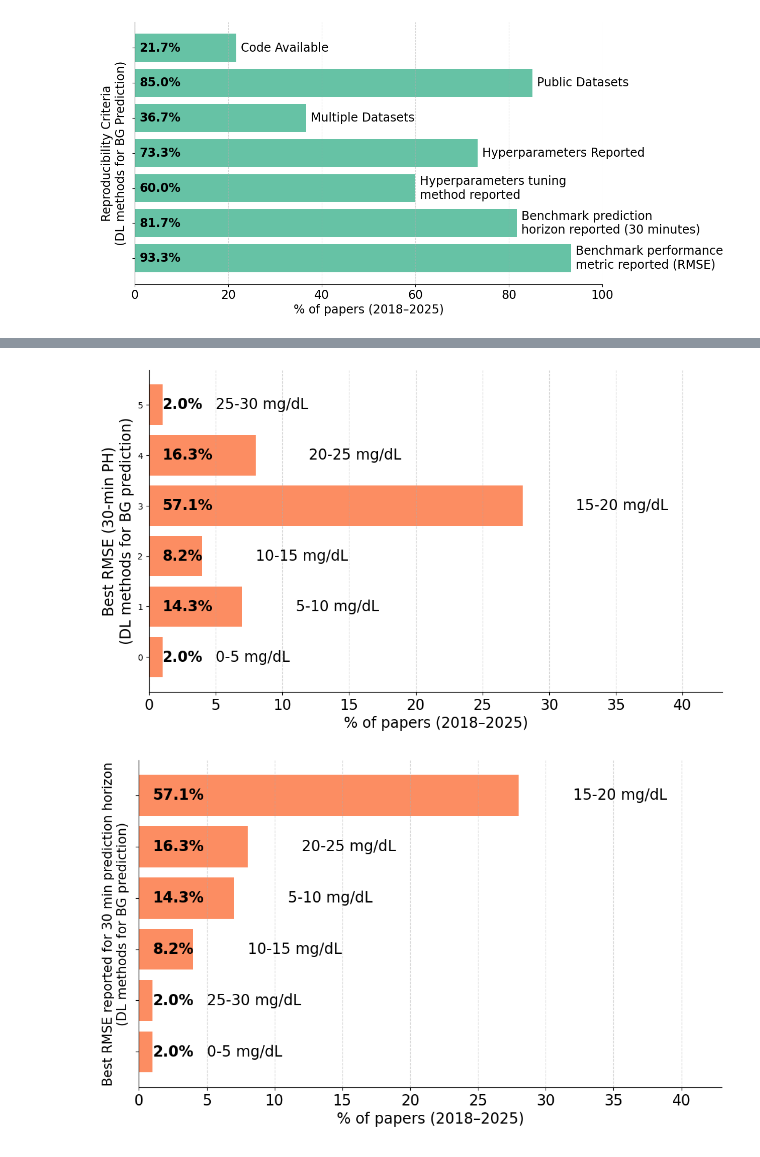
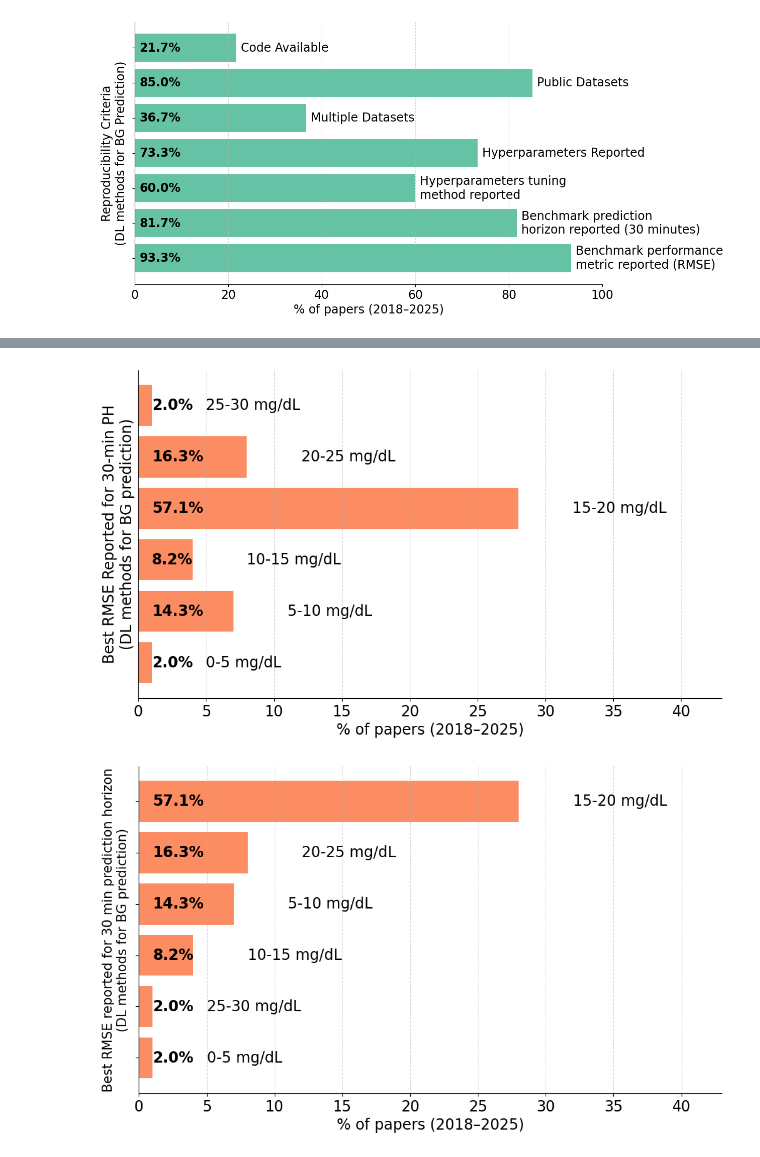
Before and after one commit to Augmented-Health-Lab/ReproGenBG_ML4H, a Jupyter notebook: Literature_review_summary/literature_summary.ipynb, the cells around one changed output, grey strips where cells are left out. Cells and saved outputs as stored; diff of their text form; code cells hidden in the pictures.

Commit message:
update the figure

```diff
--- a/Literature_review_summary/literature_summary.ipynb
+++ b/Literature_review_summary/literature_summary.ipynb
@@ -400,35 +400,36 @@ def plot_distribution_formatted(distribution):
 
     # Set y-axis positions and labels
     # ax.set_yticks(range(len(bins)))
     # ax.set_yticklabels(labels, fontsize=12)
-    ax.set_ylabel("Best RMSE (30-min PH)\n(DL methods for BG prediction)", fontsize=17)
+    ax.set_yticks([])  # Remove numeric y-axis labels
+    ax.set_ylabel("Best RMSE Reported for 30-min PH\n(DL methods for BG prediction)", fontsize=17)
 
     # Add text: % on the left, label on the right with spacing
     for i, (count, percentage, label) in enumerate(zip(counts, percentages, bins)):
         ax.text(1, i, f"{percentage:.1f}%", va='center', ha='left', fontsize=17, fontweight='bold')
         ax.text(count + 4, i, label, va='center', ha='left', fontsize=17)  # Add spacing to avoid overlap
 
     # Keep only bottom and left axis lines (spines)
     ax.spines["top"].set_visible(False)
     ax.spines["right"].set_visible(False)
     ax.spines["left"].set_visible(True)
     ax.spines["bottom"].set_visible(True)
 
     # Styling
     ax.set_xlim(0, max(counts) + 15)  # Adjust x-axis limit for spacing
     ax.set_xlabel("% of papers (2018–2025)", fontsize=17)
     ax.tick_params(axis='x', labelsize=17)
     ax.grid(axis='x', linestyle='--', alpha=0.5)
 
     # Tighten layout and remove padding around edges
     plt.subplots_adjust(left=0.05, right=0.98, top=0.92, bottom=0.05)
     plt.show()
 
 # Example usage
 distribution = calculate_distribution(df, "Best reported metric", bins, labels)
 plot_distribution_formatted(distribution)
 # %% [output]
-[figure, old version]
+[figure, new version]
 # %%
 def plot_distribution_formatted(distribution):
     """
```
Also changed, not shown: parts of 1 cell of this notebook.
